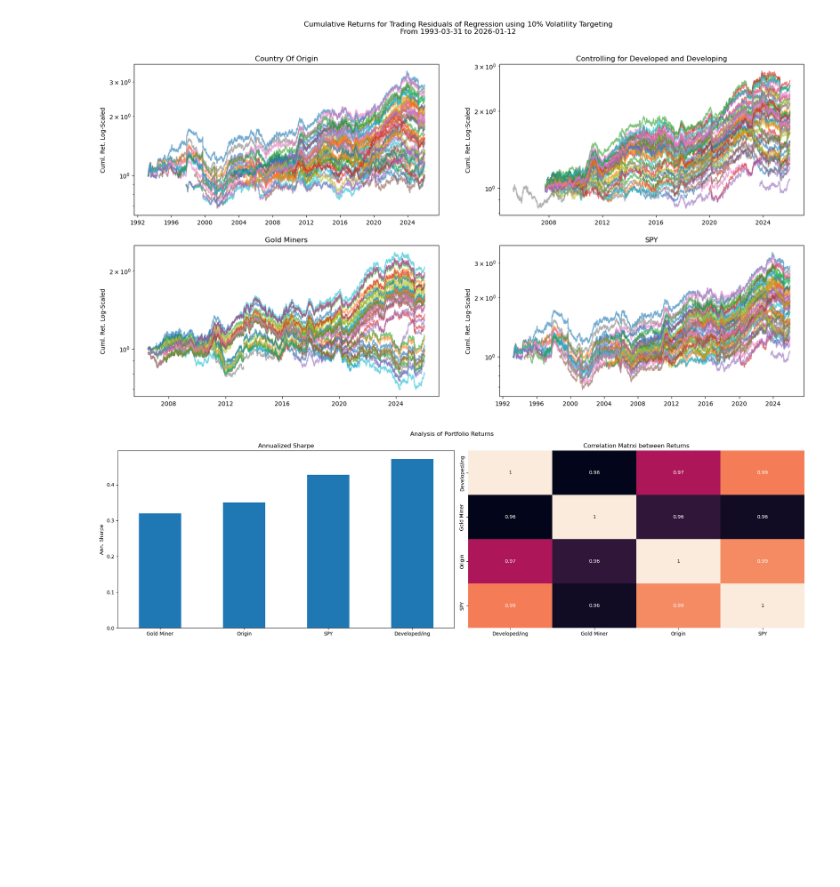
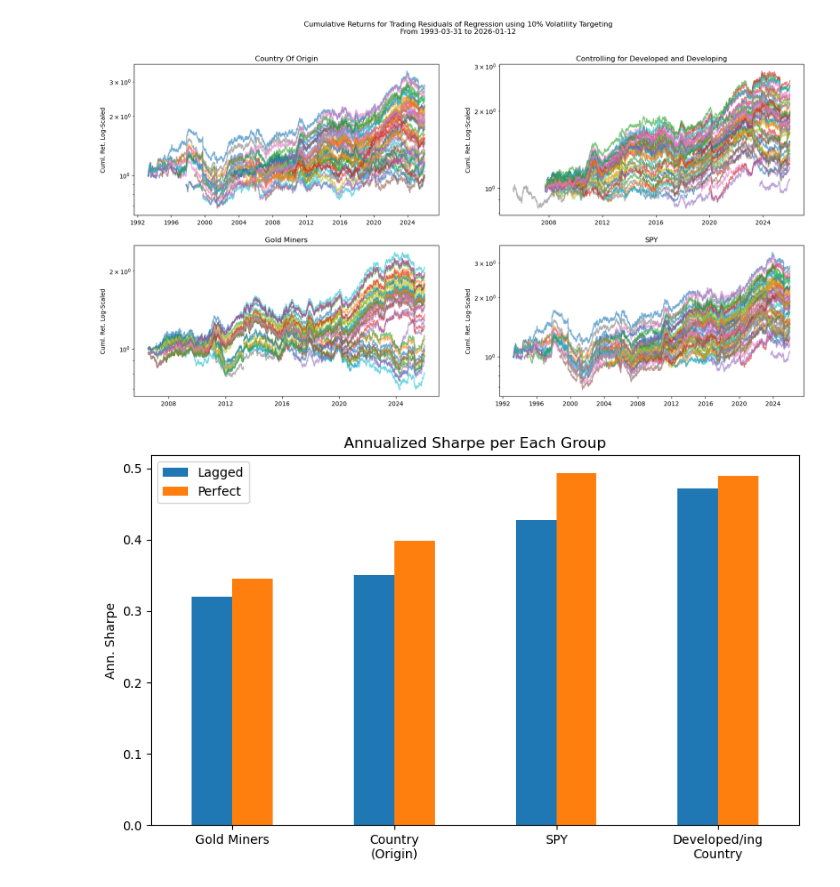
Before and after one commit to diegodalvarez/CommodityEquityAlpha, a Jupyter notebook: 2GoldModel.ipynb, the cells around one changed output. Cells and saved outputs as stored; diff of their text form; code cells hidden in the pictures; blank space fills up the shorter version.

```diff
--- a/2GoldModel.ipynb
+++ b/2GoldModel.ipynb
@@ -118,33 +99,0 @@ df_corr = (df_port.replace(
-# %%
-fig, axes = plt.subplots(ncols = 2, figsize = (20,6))
-
-(df_port.drop(
-    columns = ["date"]).
-    groupby("group").
-    agg(lambda x: x.mean() / x.std() * np.sqrt(252)).
-    reset_index().
-    replace(replacer).
-    set_index("group").
-    sort_values("rtn").
-    plot(
-        ax     = axes[0],
-        kind   = "bar",
-        rot    = 0,
-        xlabel = "",
-        ylabel = "Ann. Sharpe",
-        title  = "Annualized Sharpe",
-        legend = False))
-
-(sns.heatmap(
-    data  = df_corr,
-    ax    = axes[1],
-    cbar  = False,
-    annot = True))
-
-axes[1].set_xlabel("")
-axes[1].set_ylabel("")
-axes[1].set_title("Correlation Matrxi between Returns")
-fig.suptitle("Analysis of Portfolio Returns")
-plt.tight_layout()
-# %% [output]
-[figure, removed]
@@ -150,0 +114,40 @@ plt.tight_layout()
+# %%
+df_port = (pd.concat([
+    df_lag, df_perf]).
+    assign(
+        rtn    = lambda x: np.where(np.abs(x.rtn) > 0.2, np.nan, x.rtn),
+        ticker = lambda x: x.group_var.str.split(" ").str[0],
+        group  = lambda x: x.group_var.str.split(" ").str[1]).
+    dropna()
+    [["date", "group", "rtn", "vol_target"]].
+    groupby(["date", "group", "vol_target"]).
+    agg("mean").
+    reset_index())
+# %%
+replacer = {
+        "gdx"               : "Gold Miners",
+        "country"           : "Country\n(Origin)",
+        "spy"               : "SPY",
+        "country_type_group": "Developed/ing\nCountry"}
+# %%
+(df_port.drop(
+    columns = ["date"]).
+    groupby(["group", "vol_target"]).
+    agg(lambda x: x.mean() / x.std() * np.sqrt(252)).
+    reset_index().
+    assign(vol_target = lambda x: x.vol_target.str.capitalize()).
+    rename(columns = {"vol_target": ""}).
+    replace(replacer).
+    pivot(index = "group", columns = "", values = "rtn").
+    sort_values("Lagged").
+    plot(
+        figsize = (8,5),
+        kind    = "bar",
+        xlabel  = "",
+        ylabel  = "Ann. Sharpe",
+        title   = "Annualized Sharpe per Each Group",
+        rot     = 0))
+
+plt.tight_layout()
+# %% [output]
+[figure, added]
```
Also changed, not shown: parts of 38 cells of this notebook, 2 other files.
